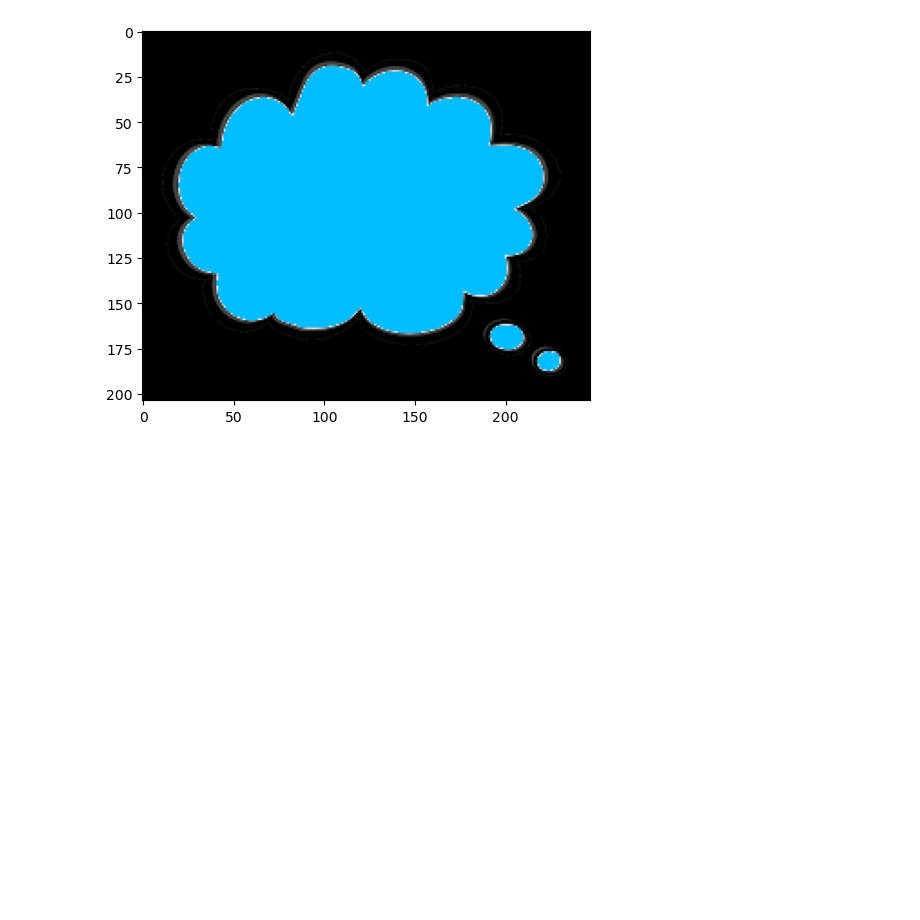
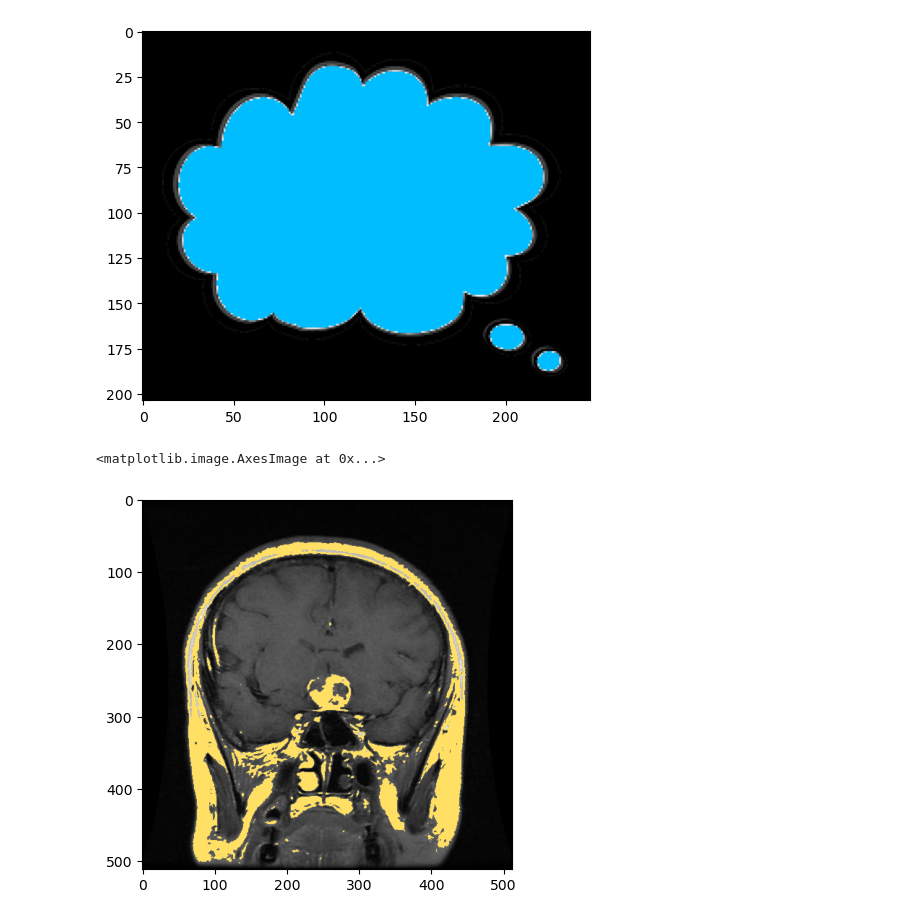
Before and after one commit to MorningStarTM/brain_cancer_detection, a Jupyter notebook: MRI brain image preprocessing.ipynb, the cells around one changed output. Drawn from its saved outputs; the diff is of its cells as text; code cells hidden in the pictures; blank space fills up the shorter version.

```diff
--- a/MRI brain image preprocessing.ipynb
+++ b/MRI brain image preprocessing.ipynb
@@ -34,3 +34,25 @@ rc = [0,189,255] #light blue
 replaceColorFromImg(img, sc, rc)
 # %% [output]
 [figure]
+# %%
+img = Image.open("E:\ML_test\Data\zipped\Copy of Tr-pi_0010.jpg")
+img = img.convert("RGB")
+
+d = img.getdata()
+
+new_image = []
+for item in d:
+# change all white (also shades of whites)
+# pixels to yellow
+    if item[0] in list(range(100, 179)):
+        new_image.append((255, 224, 100))
+    else:
+        new_image.append(item)
+
+# update image data
+img.putdata(new_image)
+# save new image
+plt.imshow(img)
+# %% [output]
+<matplotlib.image.AxesImage at 0x...>
+[figure, added]
```
Also changed, not shown: parts of 1 cell of this notebook.
